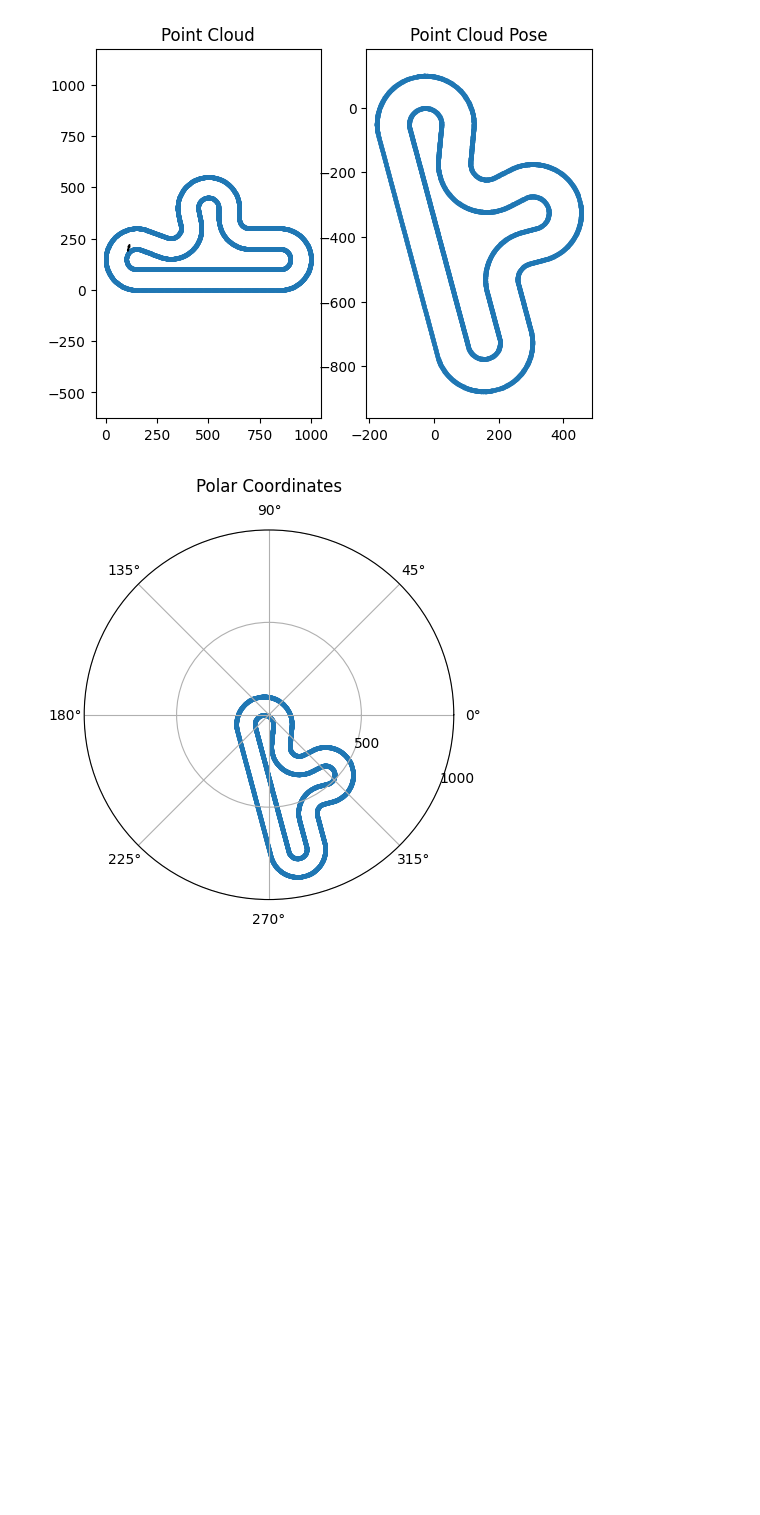
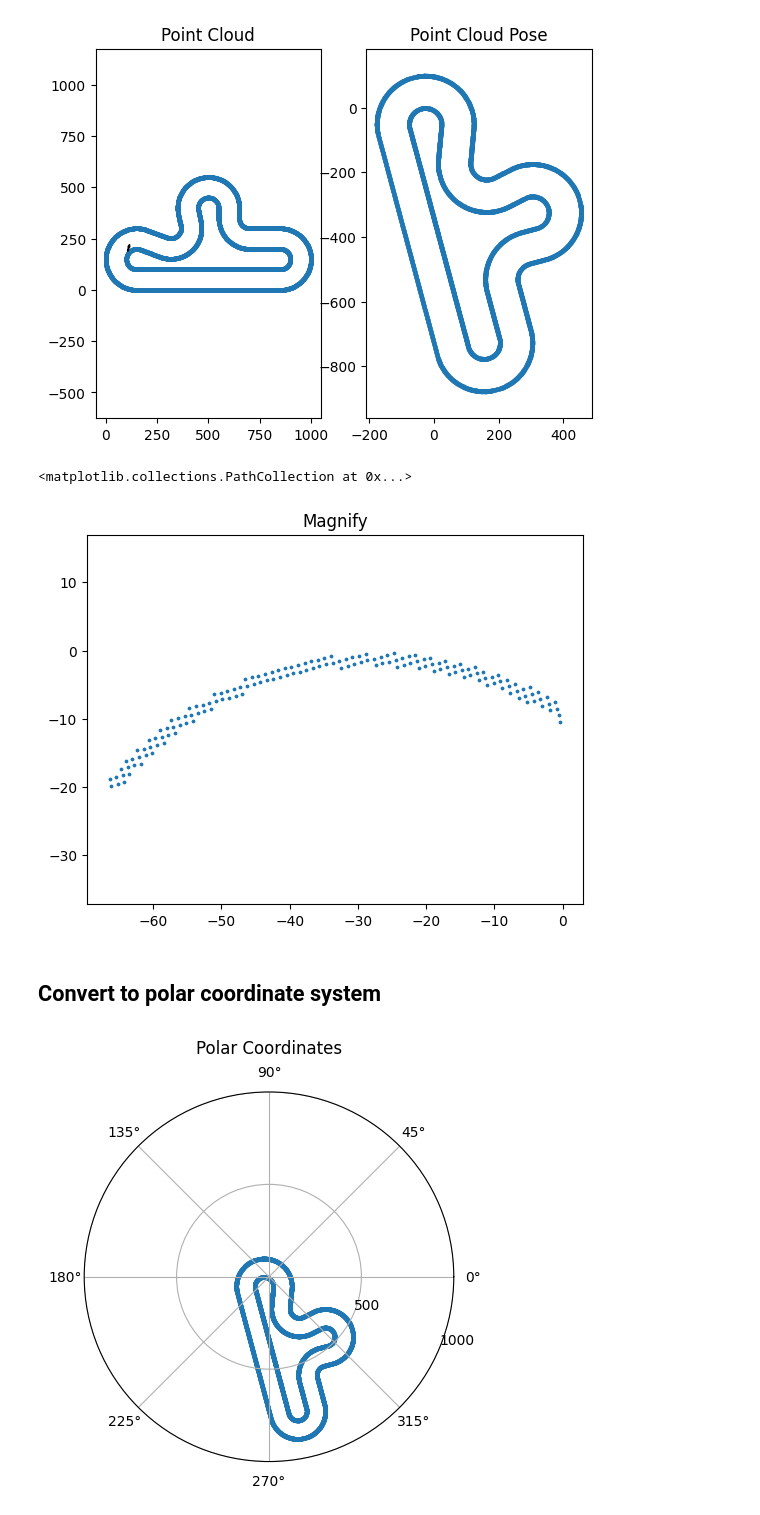
Before and after one commit to hdumcke/TRR2023, a Jupyter notebook: simulation/jupyternb/2-lidar-scann.ipynb, the cells around one changed output. Drawn from its saved outputs; the diff is of its cells as text; code cells hidden in the pictures; blank space fills up the shorter version.

```diff
--- a/simulation/jupyternb/2-lidar-scann.ipynb
+++ b/simulation/jupyternb/2-lidar-scann.ipynb
@@ -35,3 +47,4 @@ pose = [ 166.648113,  213.283612,  0.20943951]
 pose = [ 215.555493,  223.679196,  0.20943951]
 pose = [ 260.735529,  234.518542,  0.2268928 ]
 pose = [107.199835, 189.184783, 1.30899694]
+pose = [107, 189, 1.30899694]
@@ -59,6 +74,19 @@ axs[1].scatter(points_pose[:, 0], points_pose[:, 1], s=3.0)
 # %% [output]
 <matplotlib.collections.PathCollection at 0x...>
 [figure]
+# %%
+points_magnify = points_pose[(points_pose[:, 0] < 0) & (points_pose[:, 0] > -80)]
+points_magnify = points_magnify[(points_magnify[:, 1] < 0) & (points_magnify[:, 1] > -20)]
+# %%
+fig, ax = plt.subplots(1, 1)
+ax.set_title("Magnify")
+ax.axis('equal')
+ax.scatter(points_magnify[:, 0], points_magnify[:, 1], s=3.0)
+# %% [output]
+<matplotlib.collections.PathCollection at 0x...>
+[figure, added]
+# %% [markdown]
+## Convert to polar coordinate system
 # %%
 import cmath
 def cart2polC(xyz):
```
Also changed, not shown: parts of 5 cells of this notebook, 2 other files.
